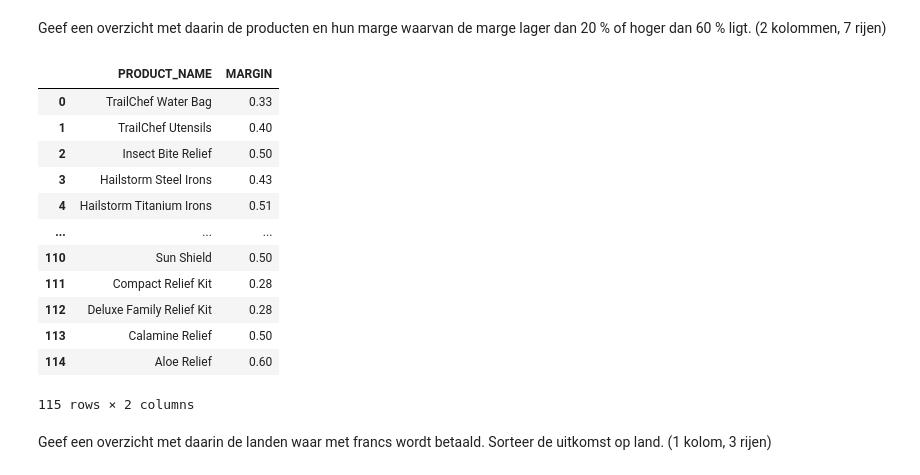
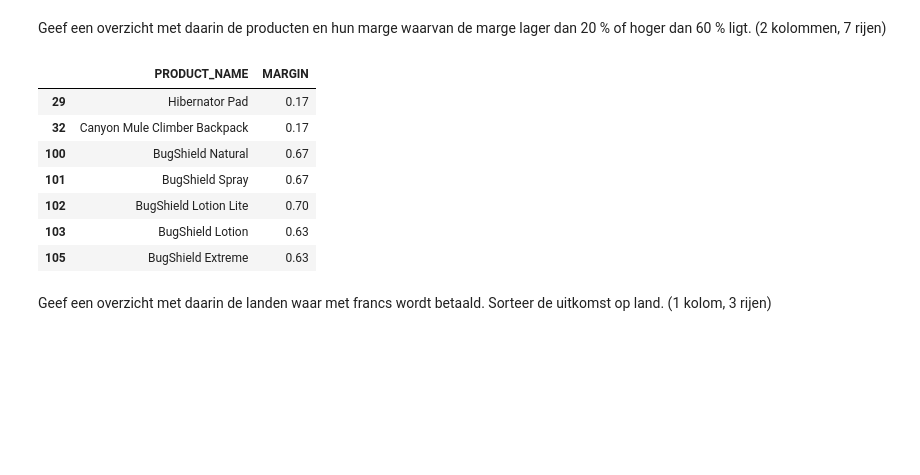
Before and after one commit to Peter-The-Great/DEDS_Portfolio_Week2, a Jupyter notebook: Practicum_2.3_Opdrachten.ipynb, the cells around one changed output. Drawn from its saved outputs; the diff is of its cells as text; code cells hidden in the pictures; blank space fills up the shorter version.

```diff
--- a/Practicum_2.3_Opdrachten.ipynb
+++ b/Practicum_2.3_Opdrachten.ipynb
@@ -79,16 +59,14 @@ Let op! Voor alle onderstaande opdrachten mag je <u>alleen Python</u> gebruiken,
 Geef een overzicht met daarin de producten en hun productiekosten waarvan de productiekosten lager dan 100 dollar en hoger dan 50 dollar ligt. (2 kolommen, 23 rijen)
 # %%
 # Convert 'PRODUCTION_COST' column to numeric
-product['PRODUCTION_COST'] = pd.to_numeric(product['PRODUCTION_COST'], errors='coerce')
+product['PRODUCTION_COST'] = pd.to_numeric(product['PRODUCTION_COST'])
 
 # Filter the products where the production costs are between $50 and $100
 filtered_product = product[(product['PRODUCTION_COST'] > 50) & (product['PRODUCTION_COST'] < 100)]
 
 # Select only the columns for product name and production costs
-resultaat = filtered_product[['PRODUCT_NAME', 'PRODUCTION_COST']]
-
 # Show the resulting dataframe
-resultaat
+filtered_product.loc[:, ['PRODUCT_NAME', 'PRODUCTION_COST']]
 # %% [output]
 |  | PRODUCT_NAME | PRODUCTION_COST |
 | 13 | Blue Steel Putter | 60.00 |
@@ -112,29 +90,21 @@ Geef een overzicht met daarin de producten en hun marge waarvan de marge lager d
 # %%
 # Convert 'MARGIN' column to numeric
 product['MARGIN'] = pd.to_numeric(product['MARGIN'], errors='coerce')
 
-# Filter the products where the margin is lower than 20% or higher than 60%
-filtered_product = product[(product['MARGIN'] < 20) | (product['MARGIN'] > 60)]
+# Filter the products where the margin is lower than 20% or higher than 60%, with product name
+resultaat = product.loc[(product['MARGIN'] < 0.2) | (product['MARGIN'] > 0.6), ['PRODUCT_NAME', 'MARGIN']]
 
-# Select only the columns for product name and margin
-resultaat = filtered_product[['PRODUCT_NAME', 'MARGIN']]
-
-# Show the resulting dataframe
+# Show the resulting datafram
 resultaat
 # %% [output]
 |  | PRODUCT_NAME | MARGIN |
-| 0 | TrailChef Water Bag | 0.33 |
-| 1 | TrailChef Utensils | 0.40 |
-| 2 | Insect Bite Relief | 0.50 |
-| 3 | Hailstorm Steel Irons | 0.43 |
-| 4 | Hailstorm Titanium Irons | 0.51 |
-| ... | ... | ... |
-| 110 | Sun Shield | 0.50 |
-| 111 | Compact Relief Kit | 0.28 |
-| 112 | Deluxe Family Relief Kit | 0.28 |
-| 113 | Calamine Relief | 0.50 |
-| 114 | Aloe Relief | 0.60 |
+| 29 | Hibernator Pad | 0.17 |
+| 32 | Canyon Mule Climber Backpack | 0.17 |
+| 100 | BugShield Natural | 0.67 |
+| 101 | BugShield Spray | 0.67 |
+| 102 | BugShield Lotion Lite | 0.70 |
+| 103 | BugShield Lotion | 0.63 |
+| 105 | BugShield Extreme | 0.63 |
-115 rows × 2 columns
 # %% [markdown]
 Geef een overzicht met daarin de landen waar met francs wordt betaald. Sorteer de uitkomst op land.  (1 kolom, 3 rijen)
 # %%
```
Also changed, not shown: parts of 21 cells of this notebook.
